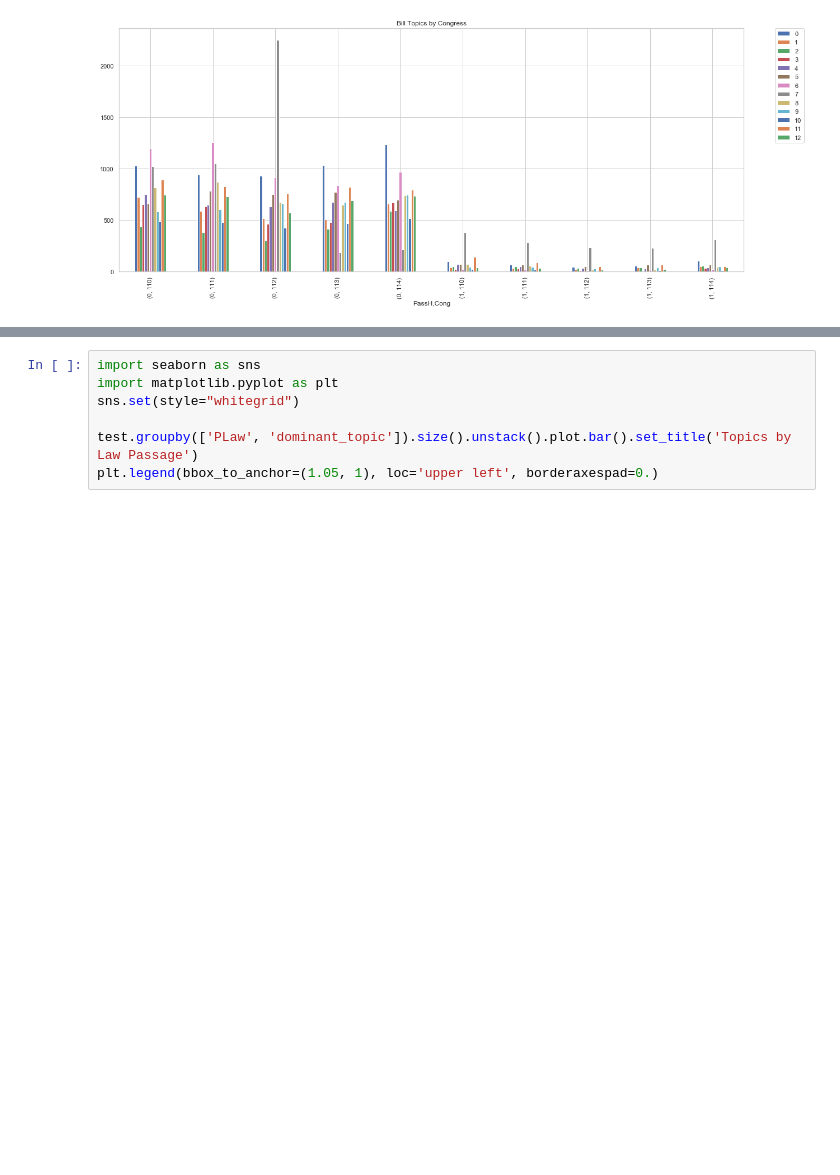
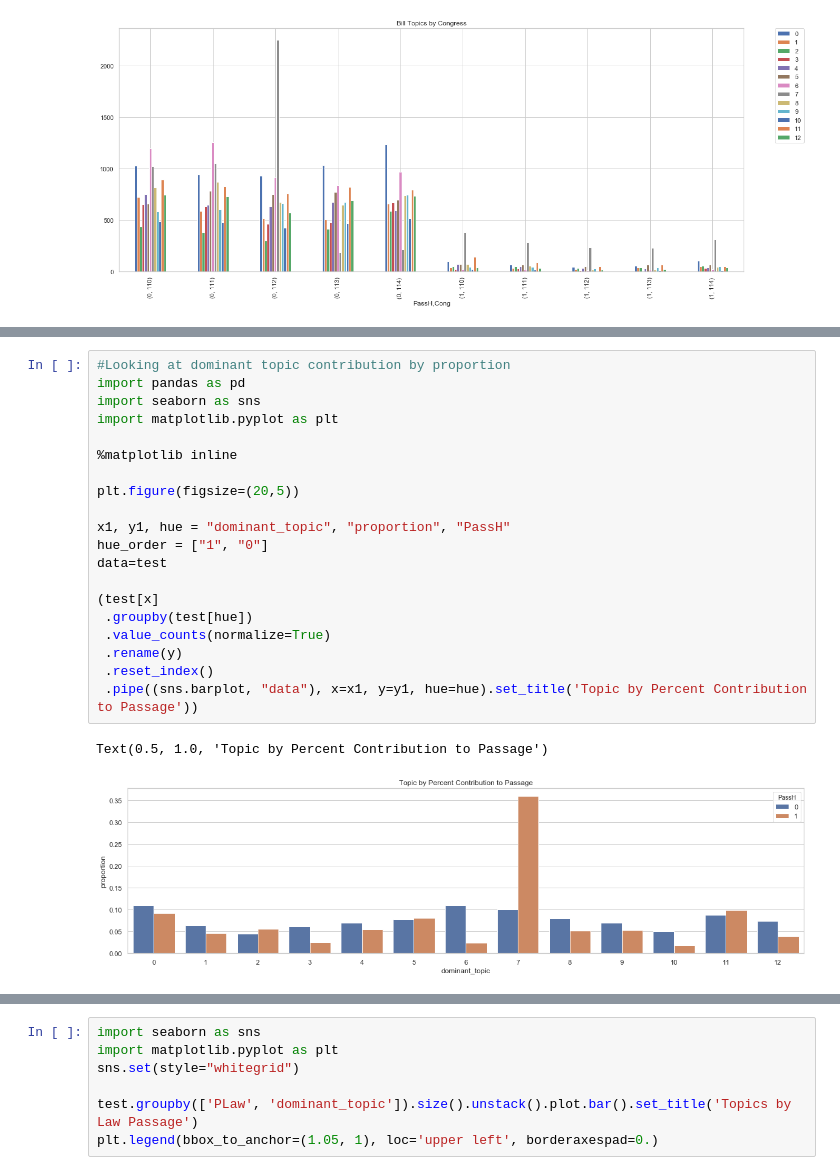
Before and after one commit to mellymillionz/Congressional_Bill_Passage_Analysis, a Jupyter notebook: Topic_Modeling_FINAL.ipynb, the cells around one changed output, grey strips where cells are left out. Drawn from its saved outputs; the diff is of its cells as text; blank space fills up the shorter version.

```diff
--- a/Topic_Modeling_FINAL.ipynb
+++ b/Topic_Modeling_FINAL.ipynb
@@ -544,0 +569,23 @@ plt.legend(bbox_to_anchor=(1.05, 1), loc='upper left', borderaxespad=0.)
+# %%
+#Looking at dominant topic contribution by proportion
+import pandas as pd
+import seaborn as sns
+import matplotlib.pyplot as plt
+
+%matplotlib inline
+
+plt.figure(figsize=(20,5))
+
+x1, y1, hue = "dominant_topic", "proportion", "PassH"
+hue_order = ["1", "0"]
+data=test
+
+(test[x]
+ .groupby(test[hue])
+ .value_counts(normalize=True)
+ .rename(y)
+ .reset_index()
+ .pipe((sns.barplot, "data"), x=x1, y=y1, hue=hue).set_title('Topic by Percent Contribution to Passage'))
+# %% [output]
+Text(0.5, 1.0, 'Topic by Percent Contribution to Passage')
+[figure, added]
```
Also changed, not shown: parts of 7 cells of this notebook.
